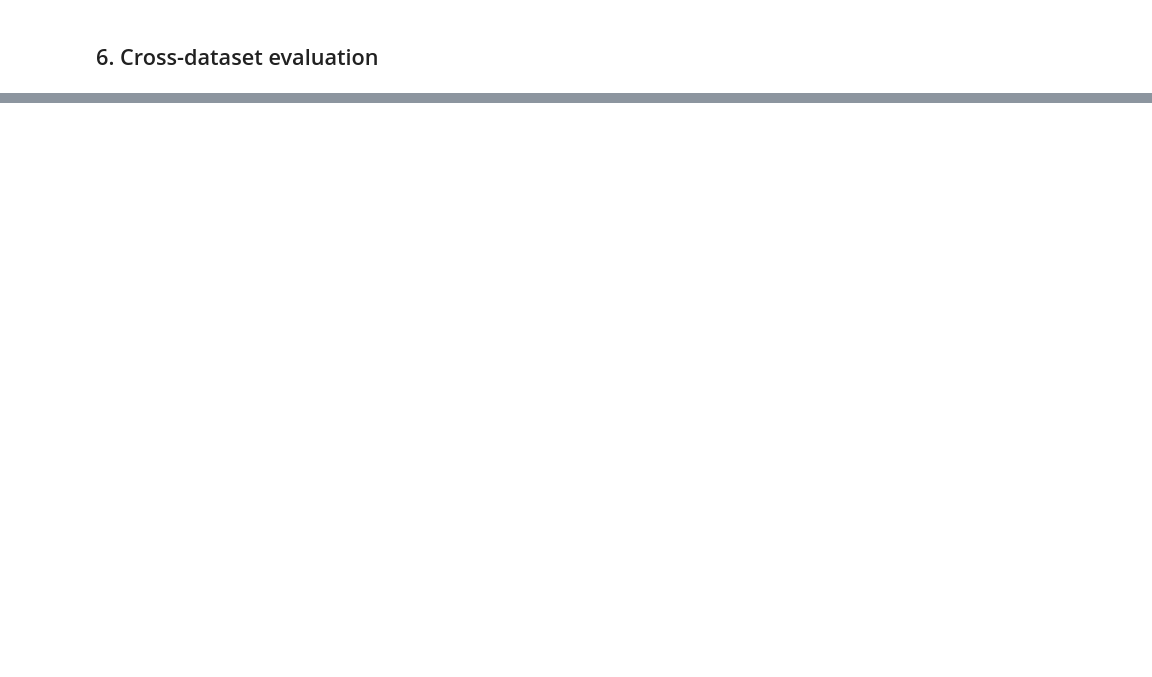
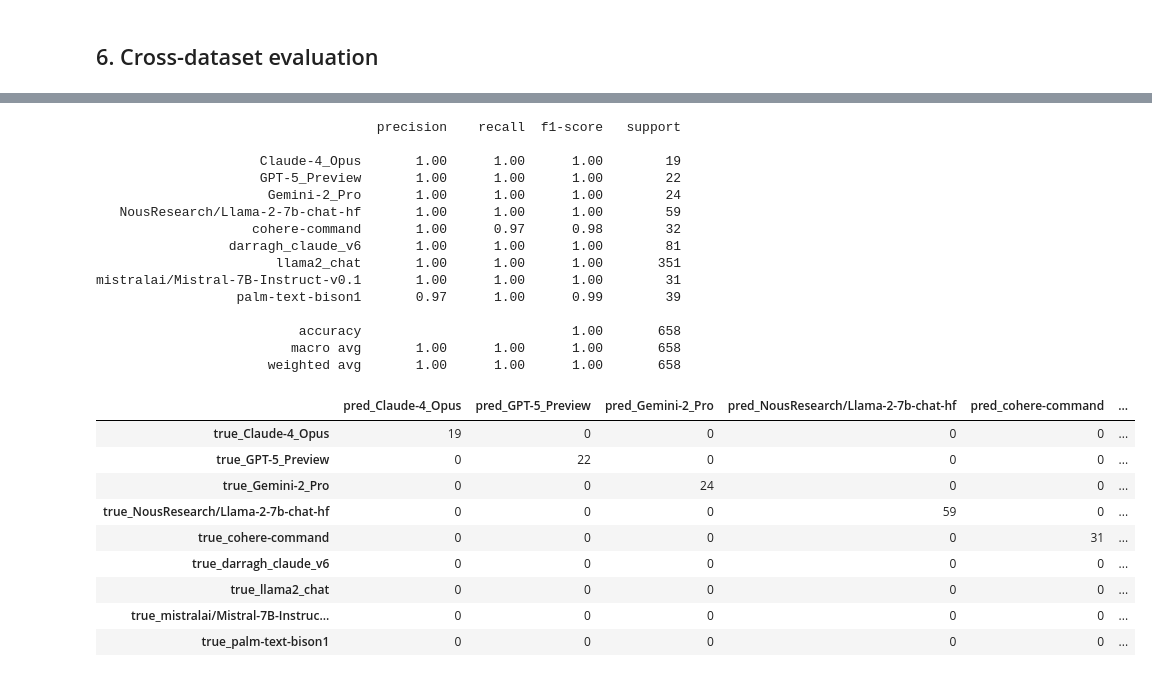
Before and after one commit to JevonTwitty/CS-4650-Final-Project, a Jupyter notebook: SVM/SVM.ipynb, the cells around one changed output, grey strips where cells are left out. Drawn from its saved outputs; the diff is of its cells as text; code cells hidden in the pictures; blank space fills up the shorter version.

```diff
--- a/SVM/SVM.ipynb
+++ b/SVM/SVM.ipynb
@@ -452,0 +866,69 @@ print(confusion_matrix(y_test, y_pred))
+# %%
+multi_svm = Pipeline([
+    ("tfidf", TfidfVectorizer(
+        lowercase=True,
+        ngram_range=(1, 2),
+        min_df=2,
+        max_df=0.95,
+        sublinear_tf=True,
+        max_features=100_000,
+    )),
+    ("clf", LinearSVC(
+        C=1.0,
+        class_weight="balanced",
+        random_state=RANDOM_STATE,
+        max_iter=5000,
+    )),
+])
+
+multi_svm.fit(X_train_multi, y_train_multi)
+multi_pred = multi_svm.predict(X_test_multi)
+# %%
+multi_labels = sorted(y_test_multi.unique())
+
+print(classification_report(
+    y_test_multi,
+    multi_pred,
+    labels=multi_labels,
+    zero_division=0,
+))
+
+multi_cm = confusion_matrix(
+    y_test_multi,
+    multi_pred,
+    labels=multi_labels,
+)
+
+multi_cm_df = pd.DataFrame(
+    multi_cm,
+    index=[f"true_{label}" for label in multi_labels],
+    columns=[f"pred_{label}" for label in multi_labels],
+)
+
+display(multi_cm_df)
+# %% [output]
+                                    precision    recall  f1-score   support
+
+                     Claude-4_Opus       1.00      1.00      1.00        19
+                     GPT-5_Preview       1.00      1.00      1.00        22
+                      Gemini-2_Pro       1.00      1.00      1.00        24
+   NousResearch/Llama-2-7b-chat-hf       1.00      1.00      1.00        59
+                    cohere-command       1.00      0.97      0.98        32
+                 darragh_claude_v6       1.00      1.00      1.00        81
+                       llama2_chat       1.00      1.00      1.00       351
+mistralai/Mistral-7B-Instruct-v0.1       1.00      1.00      1.00        31
+                  palm-text-bison1       0.97      1.00      0.99        39
+
+                          accuracy                           1.00       658
+                         macro avg       1.00      1.00      1.00       658
+                      weighted avg       1.00      1.00      1.00       658
+|  | pred_Claude-4_Opus | pred_GPT-5_Preview | pred_Gemini-2_Pro | pred_NousResearch/Llama-2-7b-chat-hf | pred_cohere-command | ... |
+| true_Claude-4_Opus | 19 | 0 | 0 | 0 | 0 | ... |
+| true_GPT-5_Preview | 0 | 22 | 0 | 0 | 0 | ... |
+| true_Gemini-2_Pro | 0 | 0 | 24 | 0 | 0 | ... |
+| true_NousResearch/Llama-2-7b-chat-hf | 0 | 0 | 0 | 59 | 0 | ... |
+| true_cohere-command | 0 | 0 | 0 | 0 | 31 | ... |
+| true_darragh_claude_v6 | 0 | 0 | 0 | 0 | 0 | ... |
+| true_llama2_chat | 0 | 0 | 0 | 0 | 0 | ... |
+| true_mistralai/Mistral-7B-Instruc... | 0 | 0 | 0 | 0 | 0 | ... |
+| true_palm-text-bison1 | 0 | 0 | 0 | 0 | 0 | ... |
```
Also changed, not shown: parts of 41 cells of this notebook, 9 other files.
